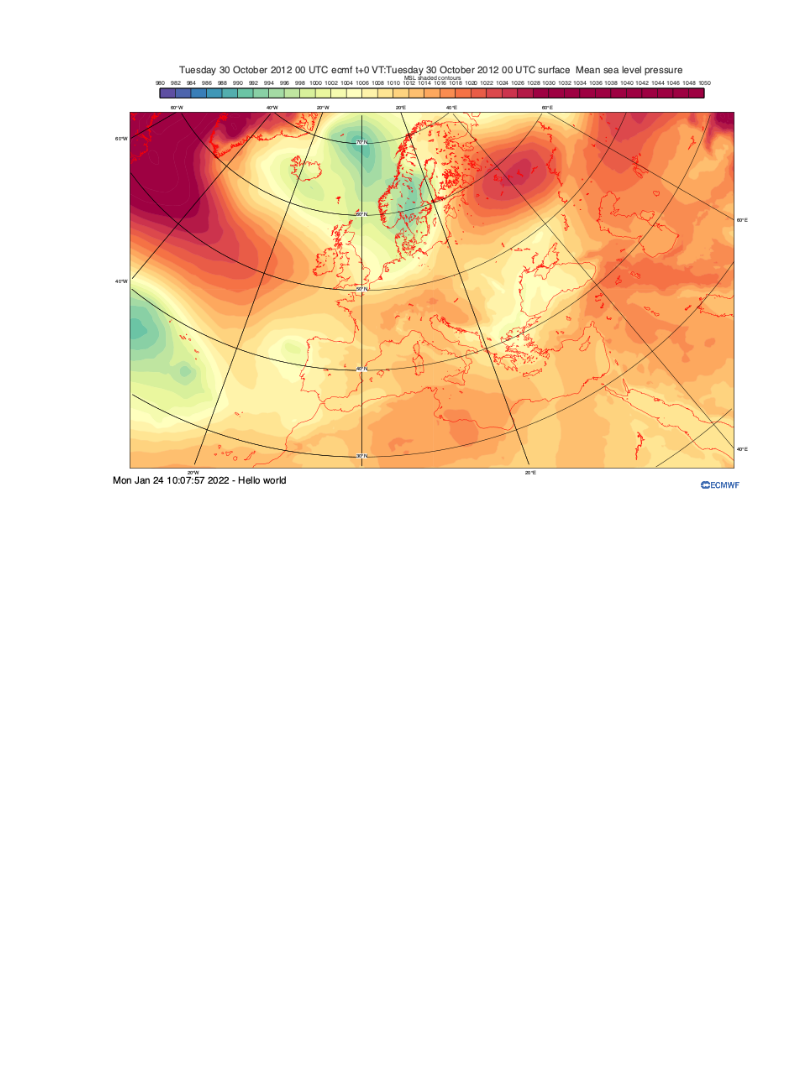
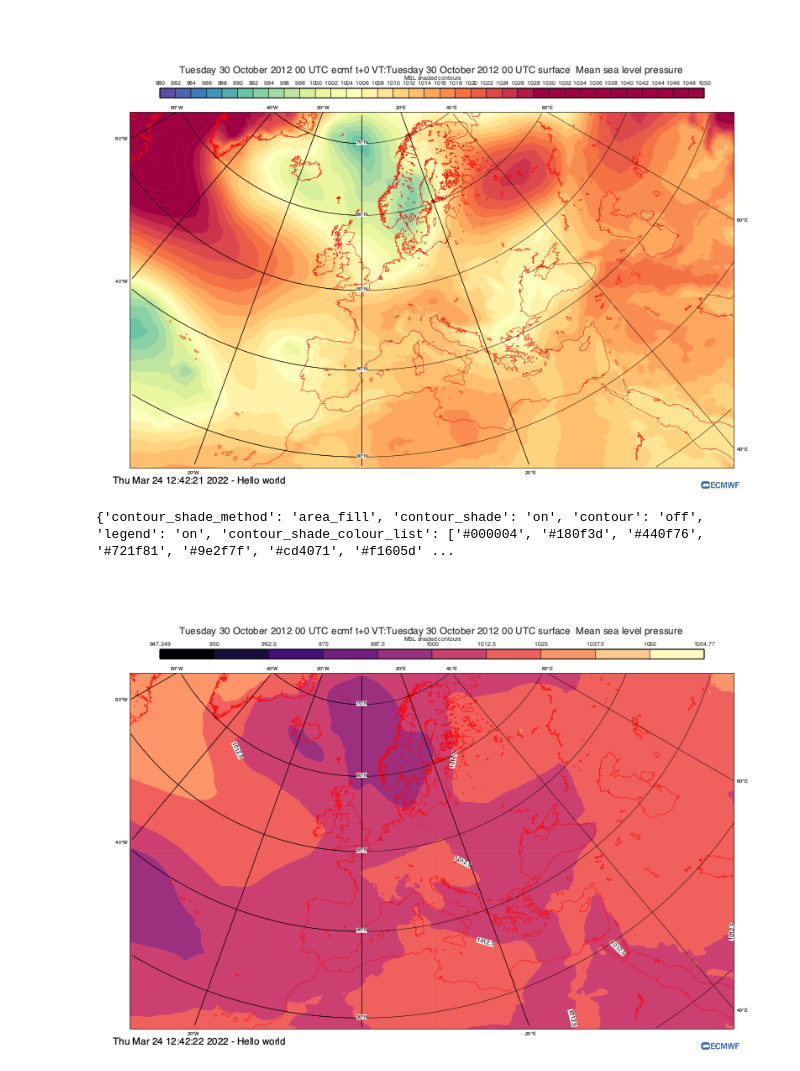
Before and after one commit to ecmwf/magpye, a Jupyter notebook: notebooks/demo.ipynb, the cells around one changed output. Saved outputs shown, nothing was run; the diff lists cells and outputs as text; code cells hidden in the pictures; blank space fills up the shorter version.

```diff
--- a/notebooks/demo.ipynb
+++ b/notebooks/demo.ipynb
@@ -81,3 +81,24 @@ geomap.footer(
 geomap.show()
 # %% [output]
 [figure]
+# %%
+from magpye import styles
+
+geomap = GeoMap(area_name="europe")
+
+# contour methods can take a 'style' argument, which automatically
+# populates certain arguments with pre-defined values for convenience
+
+geomap.contour_shaded(msl/100)#, style=style)
+geomap.coastlines(line_colour="red", resolution="high")
+geomap.legend(title="MSL shaded contours")
+geomap.title()
+geomap.gridlines()
+geomap.footer(
+    "Hello world", datestamp=True, font_size=0.5, font_colour="black", logo="ecmwf"
+)
+print(geomap.queue[3].kwargs)
+geomap.show()
+# %% [output]
+{'contour_shade_method': 'area_fill', 'contour_shade': 'on', 'contour': 'off', 'legend': 'on', 'contour_shade_colour_list': ['#000004', '#180f3d', '#440f76', '#721f81', '#9e2f7f', '#cd4071', '#f1605d' ...
+[figure, added]
```
Also changed, not shown: 5 other files.
